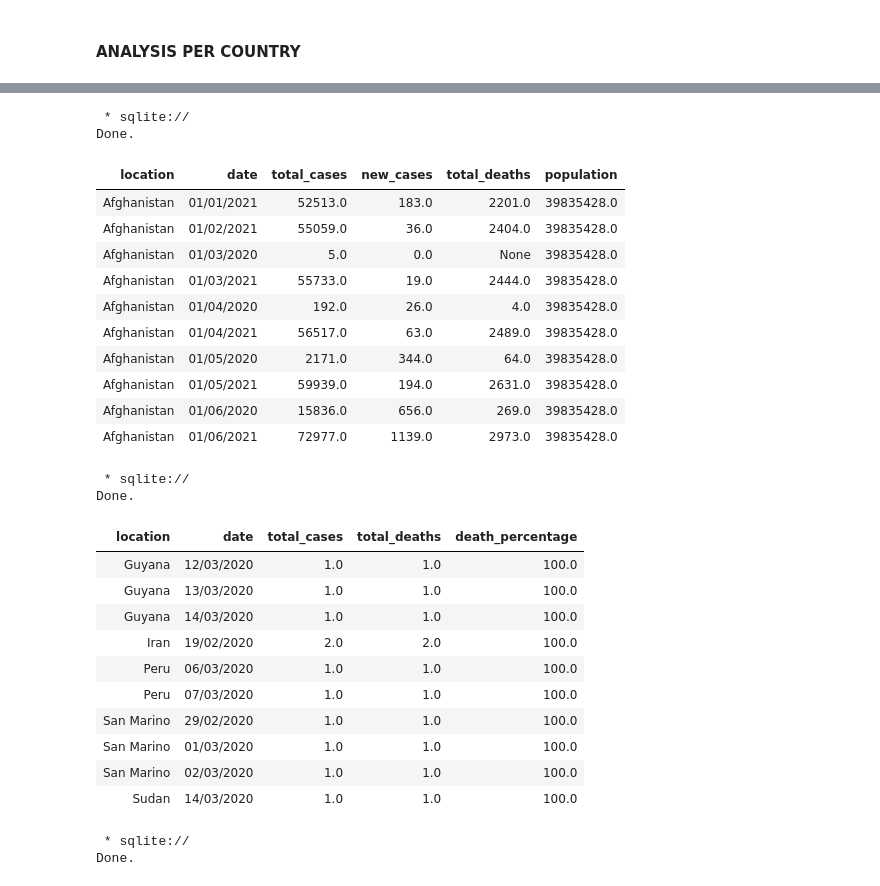
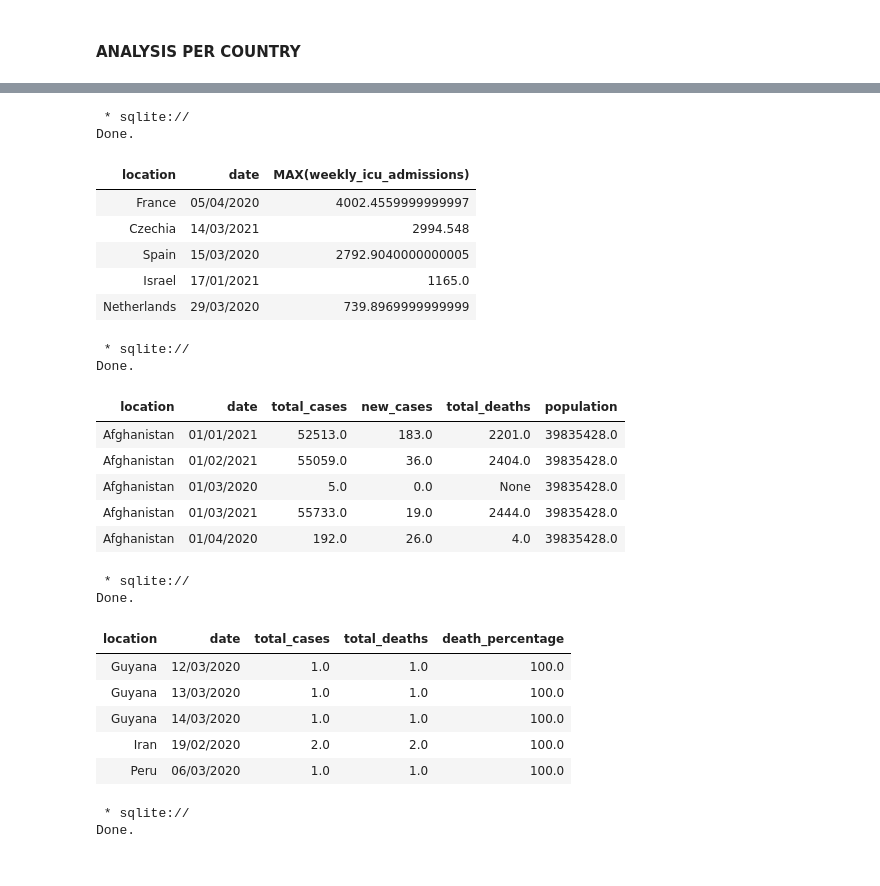
Before and after one commit to MaureenGatu/Data-Analysis, a Jupyter notebook: Global_data_on_confirmed_COVID_19_deaths.ipynb, the cells around one changed output, grey strips where cells are left out. Cells and saved outputs as stored; diff of their text form; code cells hidden in the pictures.

```diff
--- a/Global_data_on_confirmed_COVID_19_deaths.ipynb
+++ b/Global_data_on_confirmed_COVID_19_deaths.ipynb
@@ -444,27 +576,44 @@ Done.
+# %%
+%%sql
+-- Country hishtes new cases -- ,(total_deaths/total_cases)*100 as infection_fatality_percentage
+SELECT location,date, MAX(weekly_icu_admissions)
+FROM covid_deaths
+-- Exclude continent=wide data
+WHERE continent IS NOT NULL
+--TO select distinct countries
+GROUP BY location
+--Order by the total cases
+ORDER BY 3 DESC
+--View the top 5 countries
+LIMIT 5;
+# %% [output]
+ * sqlite://
+Done.
+| location | date | MAX(weekly_icu_admissions) |
+| France | 05/04/2020 | 4002.4559999999997 |
+| Czechia | 14/03/2021 | 2994.548 |
+| Spain | 15/03/2020 | 2792.9040000000005 |
+| Israel | 17/01/2021 | 1165.0 |
+| Netherlands | 29/03/2020 | 739.8969999999999 |
 # %%
 %%sql
 --Selecting the data that we are going to be using ordered by date and location
-SELECT location, date, total_cases,new_cases, total_deaths, population FROM covid_deaths ORDER BY 1,2 LIMIT 10;
+SELECT location, date, total_cases,new_cases, total_deaths, population FROM covid_deaths ORDER BY 1,2 LIMIT 5;
 # %% [output]
  * sqlite://
 Done.
 | location | date | total_cases | new_cases | total_deaths | population |
 | Afghanistan | 01/01/2021 | 52513.0 | 183.0 | 2201.0 | 39835428.0 |
 | Afghanistan | 01/02/2021 | 55059.0 | 36.0 | 2404.0 | 39835428.0 |
 | Afghanistan | 01/03/2020 | 5.0 | 0.0 | None | 39835428.0 |
 | Afghanistan | 01/03/2021 | 55733.0 | 19.0 | 2444.0 | 39835428.0 |
 | Afghanistan | 01/04/2020 | 192.0 | 26.0 | 4.0 | 39835428.0 |
-| Afghanistan | 01/04/2021 | 56517.0 | 63.0 | 2489.0 | 39835428.0 |
-| Afghanistan | 01/05/2020 | 2171.0 | 344.0 | 64.0 | 39835428.0 |
-| Afghanistan | 01/05/2021 | 59939.0 | 194.0 | 2631.0 | 39835428.0 |
-| Afghanistan | 01/06/2020 | 15836.0 | 656.0 | 269.0 | 39835428.0 |
-| Afghanistan | 01/06/2021 | 72977.0 | 1139.0 | 2973.0 | 39835428.0 |
 # %%
 %%sql
 --Looking at total deaths vs total cases
 SELECT location, date, total_cases, total_deaths, (total_deaths/total_cases)*100 as death_percentage
 FROM covid_deaths WHERE total_cases AND total_deaths IS NOT NULL
-ORDER BY 5 desc LIMIT 10;
+ORDER BY 5 desc LIMIT 5;
 # %% [output]
  * sqlite://
 Done.
@@ -474,11 +623,6 @@ Done.
 | Guyana | 14/03/2020 | 1.0 | 1.0 | 100.0 |
 | Iran | 19/02/2020 | 2.0 | 2.0 | 100.0 |
 | Peru | 06/03/2020 | 1.0 | 1.0 | 100.0 |
-| Peru | 07/03/2020 | 1.0 | 1.0 | 100.0 |
-| San Marino | 29/02/2020 | 1.0 | 1.0 | 100.0 |
-| San Marino | 01/03/2020 | 1.0 | 1.0 | 100.0 |
-| San Marino | 02/03/2020 | 1.0 | 1.0 | 100.0 |
-| Sudan | 14/03/2020 | 1.0 | 1.0 | 100.0 |
 # %%
 %%sql
 --Looking at total deaths vs total cases
```
Also changed, not shown: parts of 12 cells of this notebook.
